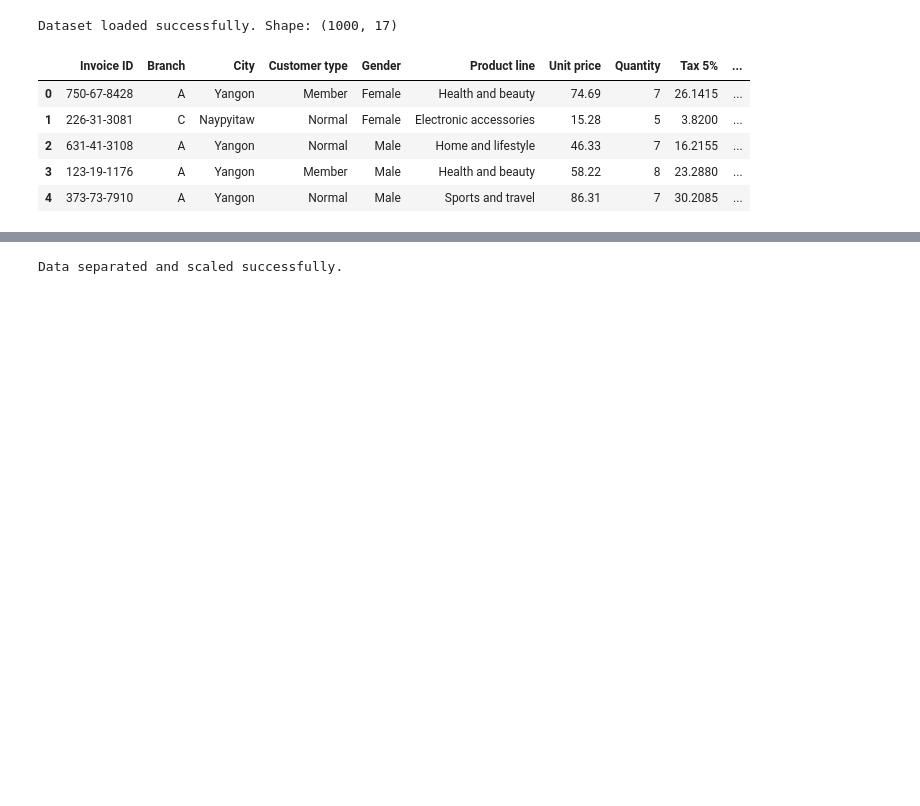
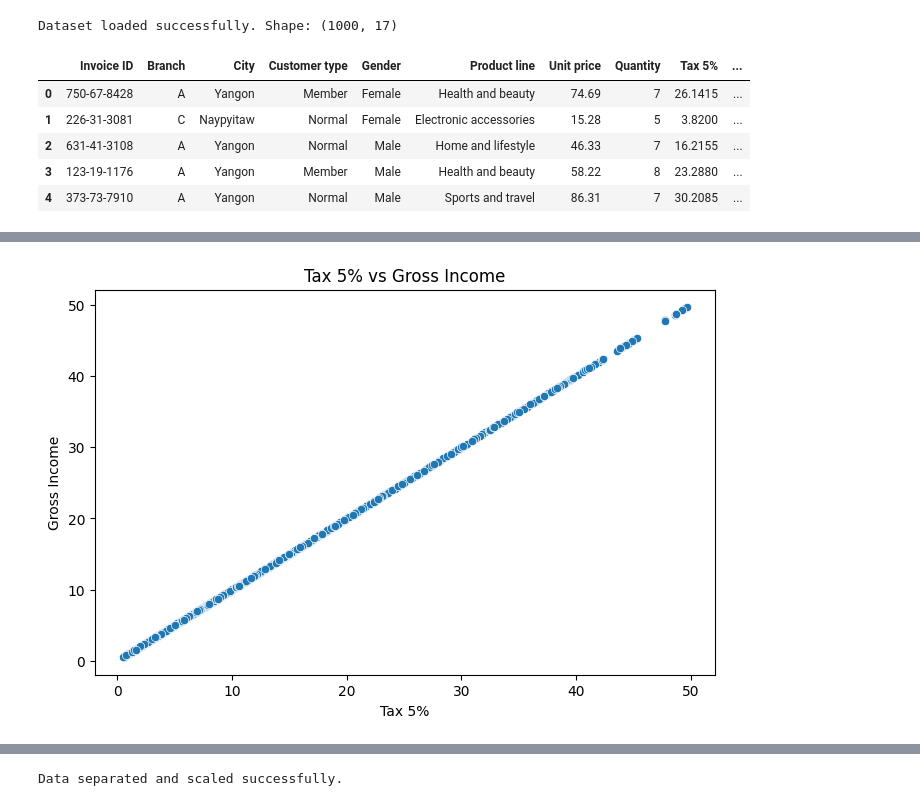
Before and after one commit to Maharun-nasa/ML_Project, a Jupyter notebook: KNN_algorithm.ipynb, the cells around one changed output, grey strips where cells are left out. Cells and saved outputs as stored; diff of their text form; code cells hidden in the pictures; blank space fills up the shorter version.

```diff
--- a/KNN_algorithm.ipynb
+++ b/KNN_algorithm.ipynb
@@ -27,0 +41,10 @@ Dataset loaded successfully. Shape: (1000, 17)
+# %%
+# Scatter plot: Tax 5% vs Gross Income
+plt.figure(figsize=(8, 5))
+sns.scatterplot(x=df["Tax 5%"], y=df["gross income"])
+plt.title("Tax 5% vs Gross Income")
+plt.xlabel("Tax 5%")
+plt.ylabel("Gross Income")
+plt.show()
+# %% [output]
+[figure, added]
```
Also changed, not shown: parts of 3 cells of this notebook.
